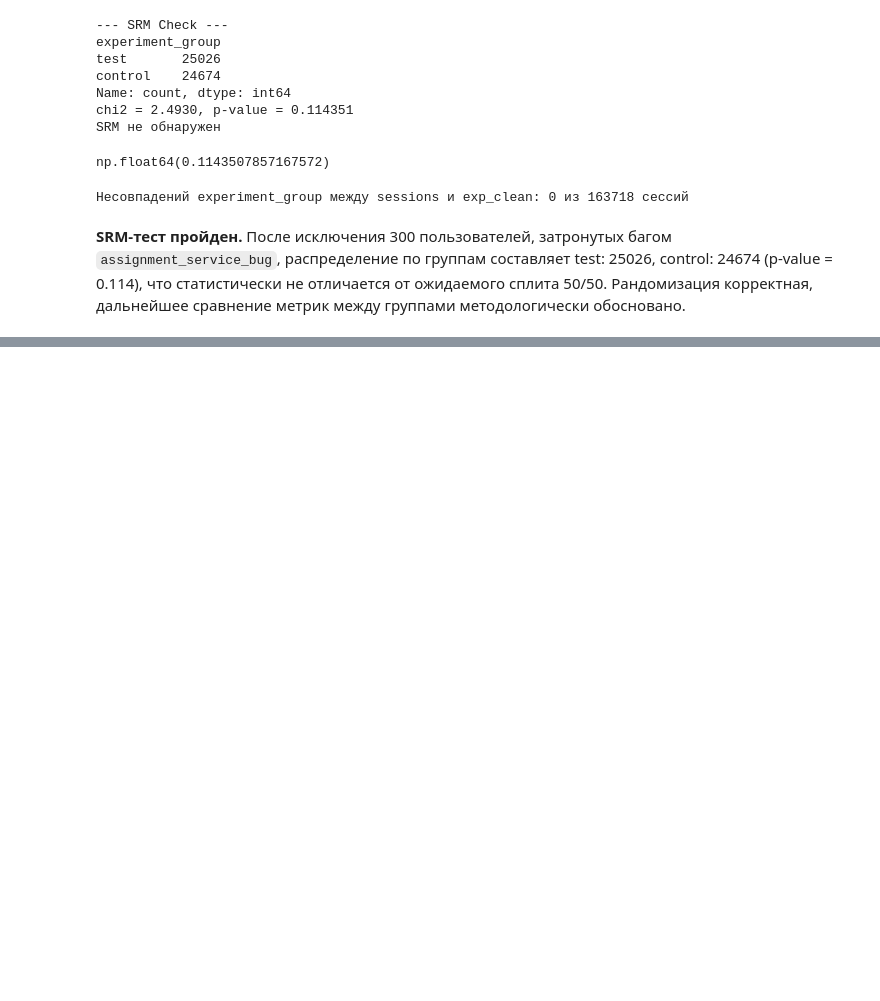
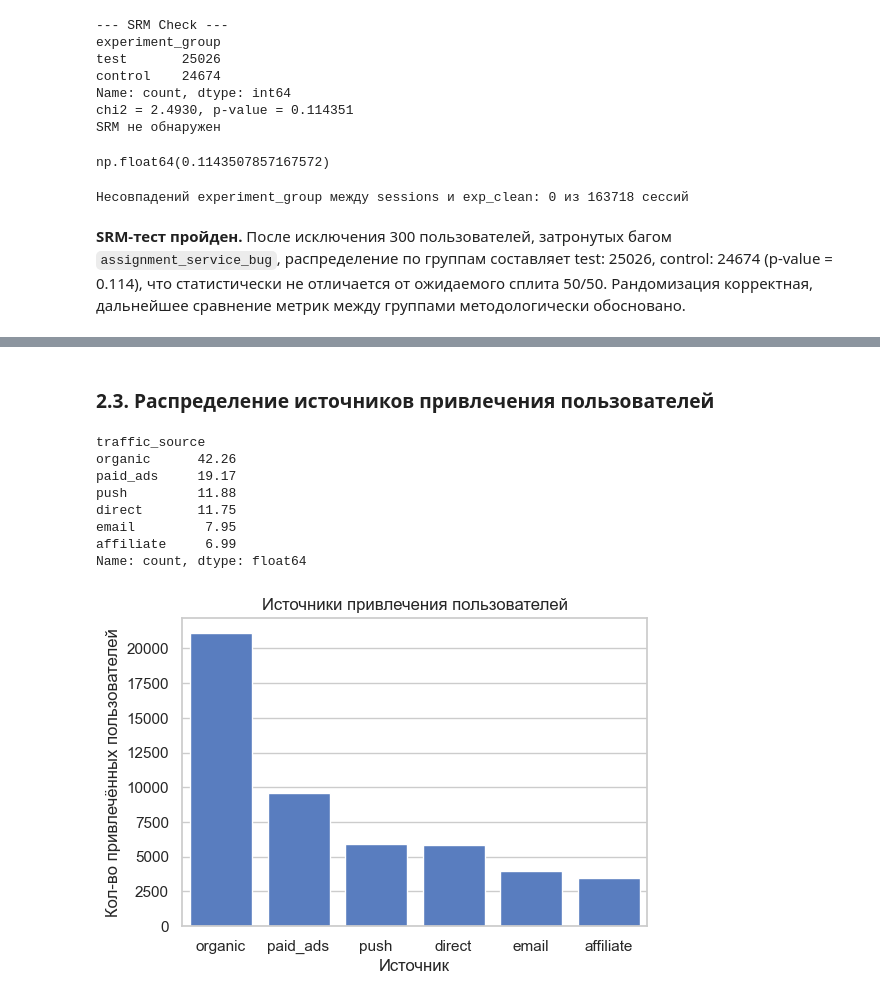
Before and after one commit to k0ist/The-Experts-Hackathon, a Jupyter notebook: The_Experts_Hackathon.ipynb, the cells around one changed output, grey strips where cells are left out. Drawn from its saved outputs; the diff is of its cells as text; code cells hidden in the pictures; blank space fills up the shorter version.

```diff
--- a/The_Experts_Hackathon.ipynb
+++ b/The_Experts_Hackathon.ipynb
@@ -296,0 +713,26 @@ chi2 p-value = 0.8083 ✅ ок
+# %% [markdown]
+### 2.3. Распределение источников привлечения пользователей
+# %%
+traffic_dist = users["traffic_source"].value_counts()
+
+display((traffic_dist / traffic_dist.sum() * 100).round(2))
+
+plt.figure(figsize=(6,4))
+
+sns.countplot(data=users, x='traffic_source', order=traffic_dist.index)
+
+plt.title("Источники привлечения пользователей")
+plt.xlabel("Источник")
+plt.ylabel("Кол-во привлечённых пользователей")
+
+plt.show()
+# %% [output]
+traffic_source
+organic      42.26
+paid_ads     19.17
+push         11.88
+direct       11.75
+email         7.95
+affiliate     6.99
+Name: count, dtype: float64
+[figure, added]
```
Also changed, not shown: parts of 42 cells of this notebook.
